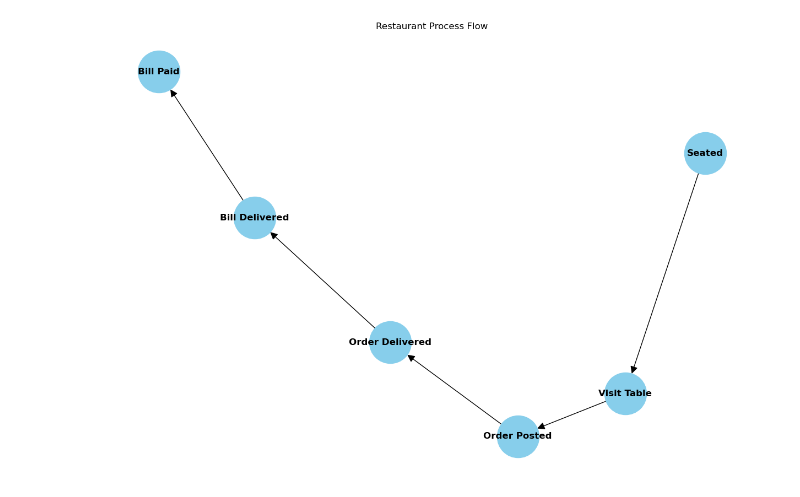
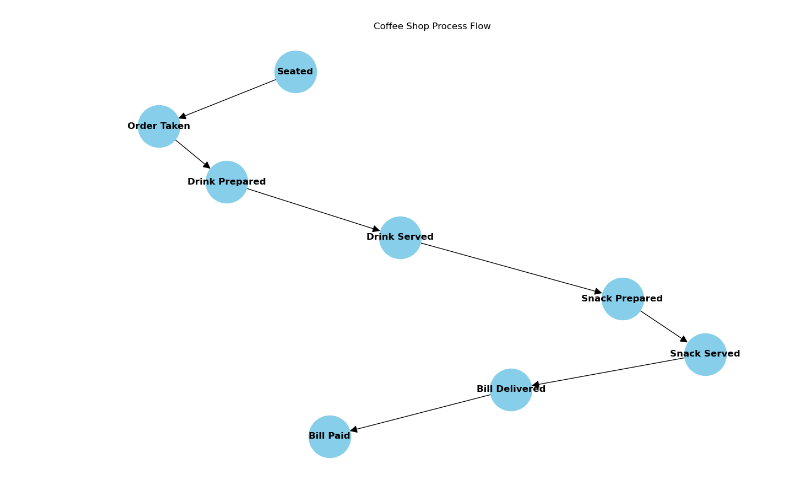
Before and after one commit to mhi573/Discrete-Event-Simulation, a Jupyter notebook: Final_project.ipynb, the cells around one changed output. Saved outputs shown, nothing was run; the diff lists cells and outputs as text; code cells hidden in the pictures.

```diff
--- a/Final_project.ipynb
+++ b/Final_project.ipynb
@@ -9,29 +9,43 @@ import matplotlib.pyplot as plt
 # Initialize the environment
 env = simpy.Environment()
 
-# Define the restaurant process
-class Restaurant:
+# Define the coffee shop process
+class CoffeeShop:
     def __init__(self, env):
         self.env = env
-        self.waitstaff_A = simpy.Resource(env, capacity=1)
-        self.waitstaff_B = simpy.Resource(env, capacity=1)
+        self.baristas = {
+            'Barista A': simpy.Resource(env, capacity=1),
+            'Barista B': simpy.Resource(env, capacity=1),
+            'Barista C': simpy.Resource(env, capacity=1),
+            'Barista D': simpy.Resource(env, capacity=1),
+            'Barista E': simpy.Resource(env, capacity=1),
+            'Barista F': simpy.Resource(env, capacity=1)
+        }
         self.log = []
 
-    def seat_guest(self, order_number, server):
+    def seat_customer(self, order_number, server):
         yield self.env.timeout(random.randint(1, 3))
         self.log.append([self.env.now, order_number, 'Seated', server])
 
-    def visit_table(self, order_number, server):
+    def take_order(self, order_number, server):
         yield self.env.timeout(random.randint(2, 5))
-        self.log.append([self.env.now, order_number, 'Visit Table', server])
+        self.log.append([self.env.now, order_number, 'Order Taken', server])
 
-    def post_order(self, order_number, server):
+    def prepare_drink(self, order_number, server):
+        yield self.env.timeout(random.randint(3, 7))
+        self.log.append([self.env.now, order_number, 'Drink Prepared', server])
+
+    def serve_drink(self, order_number, server):
         yield self.env.timeout(random.randint(1, 3))
-        self.log.append([self.env.now, order_number, 'Order Posted', server])
+        self.log.append([self.env.now, order_number, 'Drink Served', server])
 
-    def deliver_order(self, order_number, server):
-        yield self.env.timeout(random.randint(5, 10))
-        self.log.append([self.env.now, order_number, 'Order Delivered', server])
+    def prepare_snack(self, order_number, server):
+        yield self.env.timeout(random.randint(2, 5))
+        self.log.append([self.env.now, order_number, 'Snack Prepared', server])
+
+    def serve_snack(self, order_number, server):
+        yield self.env.timeout(random.randint(1, 3))
+        self.log.append([self.env.now, order_number, 'Snack Served', server])
 
     def deliver_bill(self, order_number, server):
         yield self.env.timeout(random.randint(1, 2))
@@ -41,24 +55,28 @@ class Restaurant:
         yield self.env.timeout(random.randint(1, 3))
         self.log.append([self.env.now, order_number, 'Bill Paid', server])
 
-    def process_order(self, order_number):
-        with self.waitstaff_A.request() as request:
+    def process_order(self, order_number, server):
+        with self.baristas[server].request() as request:
             yield request
-            yield self.env.process(self.seat_guest(order_number, 'Waitstaff A'))
-            yield self.env.process(self.visit_table(order_number, 'Waitstaff A'))
-            yield self.env.process(self.post_order(order_number, 'Waitstaff A'))
-            yield self.env.process(self.deliver_order(order_number, 'Waitstaff A'))
-            yield self.env.process(self.deliver_bill(order_number, 'Waitstaff A'))
-            yield self.env.process(self.pay_bill(order_number, 'Waitstaff A'))
+            yield self.env.process(self.seat_customer(order_number, server))
+            yield self.env.process(self.take_order(order_number, server))
+            yield self.env.process(self.prepare_drink(order_number, server))
+            yield self.env.process(self.serve_drink(order_number, server))
+            yield self.env.process(self.prepare_snack(order_number, server))
+            yield self.env.process(self.serve_snack(order_number, server))
+            yield self.env.process(self.deliver_bill(order_number, server))
+            yield self.env.process(self.pay_bill(order_number, server))
 
 def run_simulation():
-    restaurant = Restaurant(env)
-    for i in range(10):  # Simulate 10 orders
-        env.process(restaurant.process_order(i))
-    env.run(until=100)
+    coffee_shop = CoffeeShop(env)
+    servers = list(coffee_shop.baristas.keys())
+    for i in range(1000):  # Simulate 1000 orders
+        server = random.choice(servers)
+        env.process(coffee_shop.process_order(i, server))
+    env.run(until=5000)
 
     # Convert log to DataFrame and format timestamps
-    df = pd.DataFrame(restaurant.log, columns=['Time', 'Order Number', 'Activity', 'Server'])
+    df = pd.DataFrame(coffee_shop.log, columns=['Time', 'Order Number', 'Activity', 'Server'])
     start_time = datetime(2024, 5, 26, 16, 0)
     df['Date Time'] = df['Time'].apply(lambda x: start_time + timedelta(minutes=x))
     df = df[['Date Time', 'Order Number', 'Activity', 'Server']]
@@ -77,7 +95,7 @@ def create_process_graph(df):
     pos = nx.spring_layout(G)
     plt.figure(figsize=(12, 8))
     nx.draw(G, pos, with_labels=True, node_size=3000, node_color="skyblue", font_size=12, font_weight="bold", arrowsize=20)
-    plt.title("Restaurant Process Flow")
+    plt.title("Coffee Shop Process Flow")
     plt.show()
 
 # Run the simulation and create the process graph
@@ -105 +120 @@ create_process_graph(df_log)
-[figure, old version]
+[figure, new version]
```
Also changed, not shown: parts of 1 cell of this notebook.
